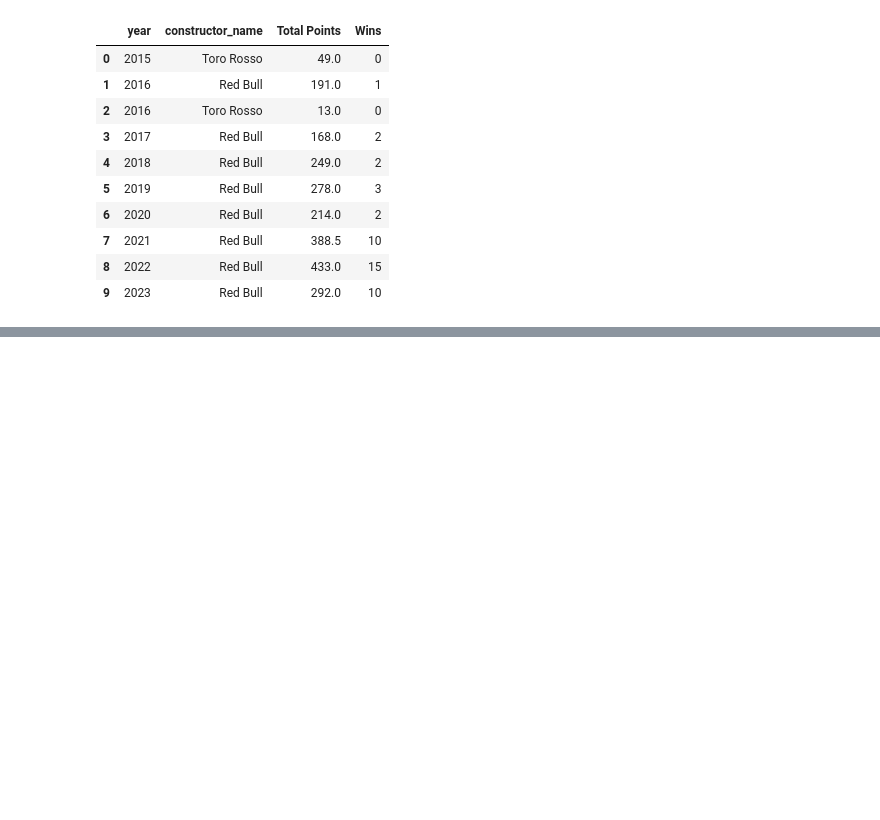
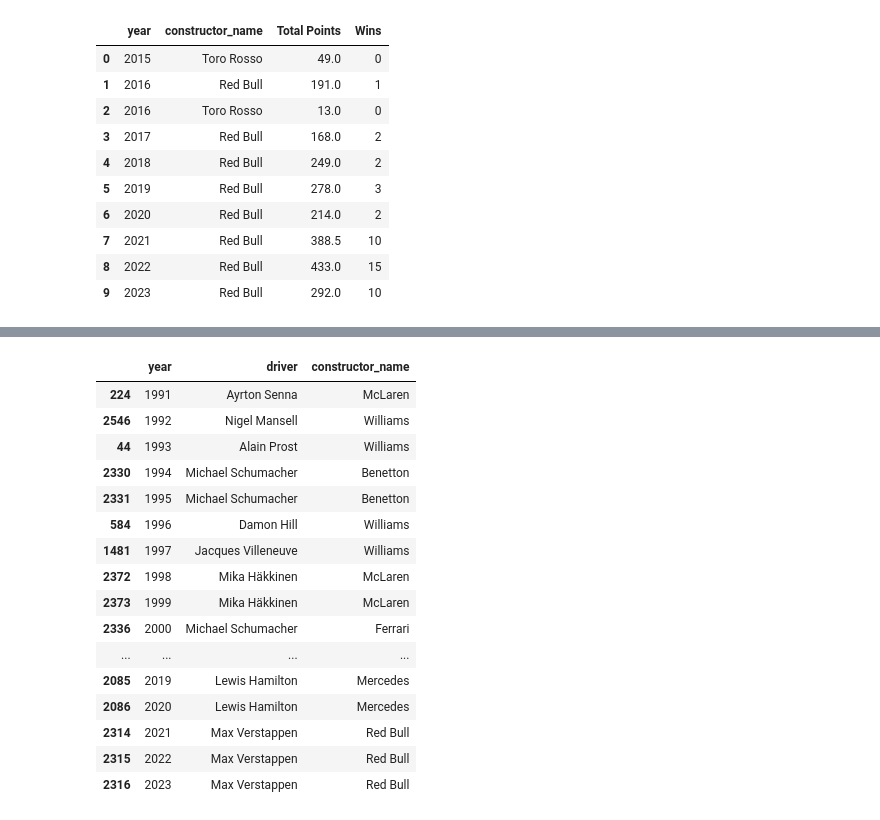
Before and after one commit to pablogalleg/python_assignment, a Jupyter notebook: group_assignment.ipynb, the cells around one changed output, grey strips where cells are left out. Saved outputs shown, nothing was run; the diff lists cells and outputs as text; code cells hidden in the pictures; blank space fills up the shorter version.

```diff
--- a/group_assignment.ipynb
+++ b/group_assignment.ipynb
@@ -1054,0 +1085,32 @@ whose metrics look a lot closer to Schumacher's:
+# %%
+#building Year - Driver Champion - Constructor
+
+points_by_driver_year = df.groupby(['driver', 'constructor_name', 'year'])['points'].sum().reset_index()
+
+driver_champions = points_by_driver_year.loc[
+    points_by_driver_year.groupby('year')['points'].idxmax()
+]
+
+driver_champions_1991_2023 = driver_champions[
+    driver_champions['year'].between(1991, 2023)
+]
+
+driver_champions_1991_2023[['year', 'driver', 'constructor_name']]
+# %% [output]
+|  | year | driver | constructor_name |
+| 224 | 1991 | Ayrton Senna | McLaren |
+| 2546 | 1992 | Nigel Mansell | Williams |
+| 44 | 1993 | Alain Prost | Williams |
+| 2330 | 1994 | Michael Schumacher | Benetton |
+| 2331 | 1995 | Michael Schumacher | Benetton |
+| 584 | 1996 | Damon Hill | Williams |
+| 1481 | 1997 | Jacques Villeneuve | Williams |
+| 2372 | 1998 | Mika Häkkinen | McLaren |
+| 2373 | 1999 | Mika Häkkinen | McLaren |
+| 2336 | 2000 | Michael Schumacher | Ferrari |
+| ... | ... | ... | ... |
+| 2085 | 2019 | Lewis Hamilton | Mercedes |
+| 2086 | 2020 | Lewis Hamilton | Mercedes |
+| 2314 | 2021 | Max Verstappen | Red Bull |
+| 2315 | 2022 | Max Verstappen | Red Bull |
+| 2316 | 2023 | Max Verstappen | Red Bull |
```
Also changed, not shown: parts of 3 cells of this notebook.
